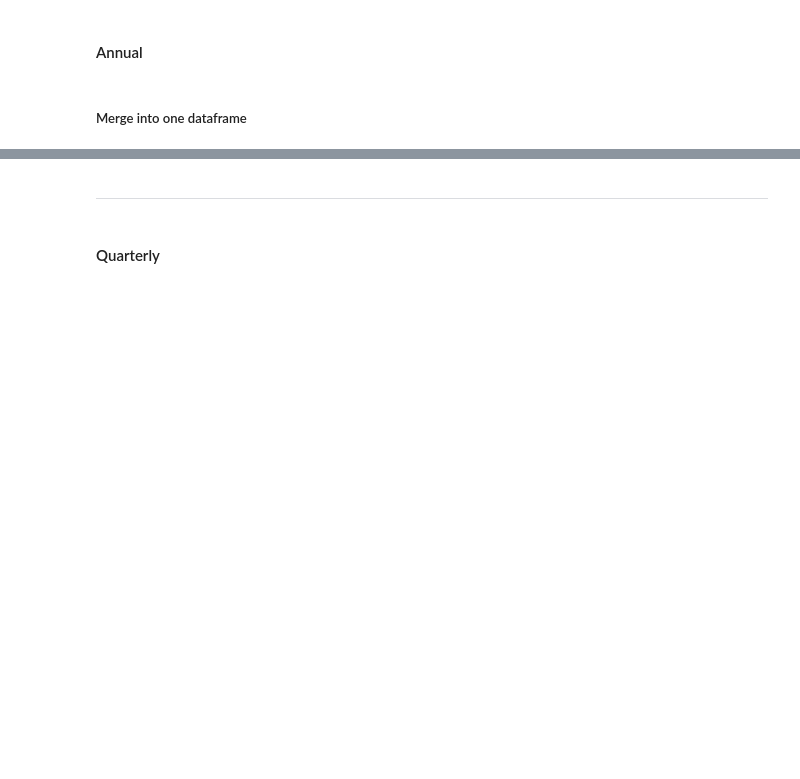
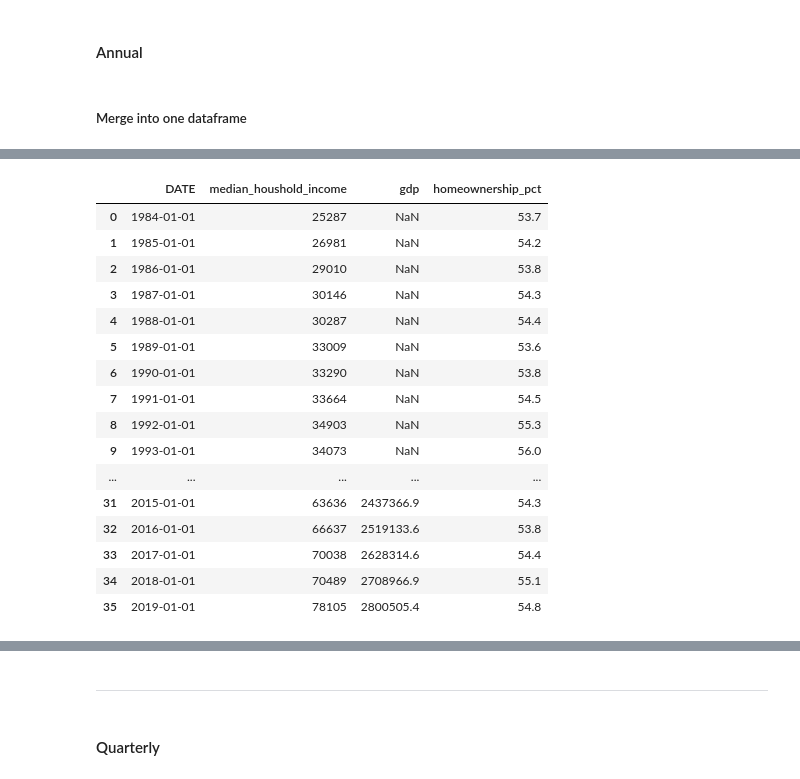
Before and after one commit to jefremides/Project_5, a Jupyter notebook: jerry_data_cleaning_eda.ipynb, the cells around one changed output, grey strips where cells are left out. Saved outputs shown, nothing was run; the diff lists cells and outputs as text; code cells hidden in the pictures; blank space fills up the shorter version.

```diff
--- a/jerry_data_cleaning_eda.ipynb
+++ b/jerry_data_cleaning_eda.ipynb
@@ -113,0 +216,28 @@ ca_fire_ins_costs = pd.read_csv('./jerry_data/ca_fire_insurance.csv')
+# %%
+ca_household_income.rename(columns={'MEHOINUSCAA646N':"median_houshold_income"},inplace=True)
+# %%
+ca_combined = ca_household_income.merge(ca_gdp,on='DATE',how='left')
+# %%
+ca_homeownership.rename(columns={'CAHOWN':'homeownership_pct'},inplace=True)
+# %%
+ca_combined = ca_combined.merge(ca_homeownership,on='DATE',how='left')
+# %%
+ca_combined
+# %% [output]
+|  | DATE | median_houshold_income | gdp | homeownership_pct |
+| 0 | 1984-01-01 | 25287 | NaN | 53.7 |
+| 1 | 1985-01-01 | 26981 | NaN | 54.2 |
+| 2 | 1986-01-01 | 29010 | NaN | 53.8 |
+| 3 | 1987-01-01 | 30146 | NaN | 54.3 |
+| 4 | 1988-01-01 | 30287 | NaN | 54.4 |
+| 5 | 1989-01-01 | 33009 | NaN | 53.6 |
+| 6 | 1990-01-01 | 33290 | NaN | 53.8 |
+| 7 | 1991-01-01 | 33664 | NaN | 54.5 |
+| 8 | 1992-01-01 | 34903 | NaN | 55.3 |
+| 9 | 1993-01-01 | 34073 | NaN | 56.0 |
+| ... | ... | ... | ... | ... |
+| 31 | 2015-01-01 | 63636 | 2437366.9 | 54.3 |
+| 32 | 2016-01-01 | 66637 | 2519133.6 | 53.8 |
+| 33 | 2017-01-01 | 70038 | 2628314.6 | 54.4 |
+| 34 | 2018-01-01 | 70489 | 2708966.9 | 55.1 |
+| 35 | 2019-01-01 | 78105 | 2800505.4 | 54.8 |
```
Also changed, not shown: parts of 44 cells of this notebook, 2 other files.
